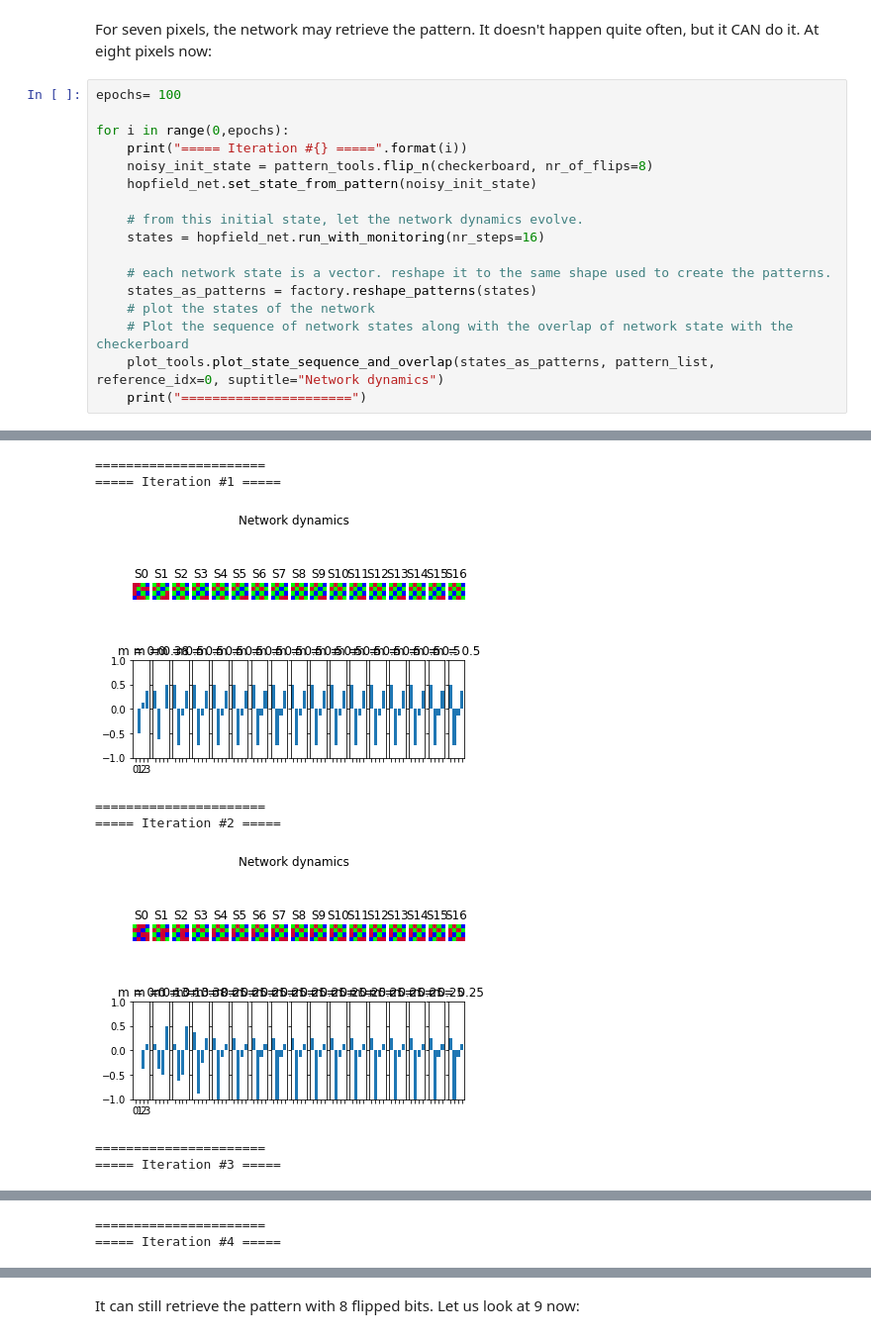
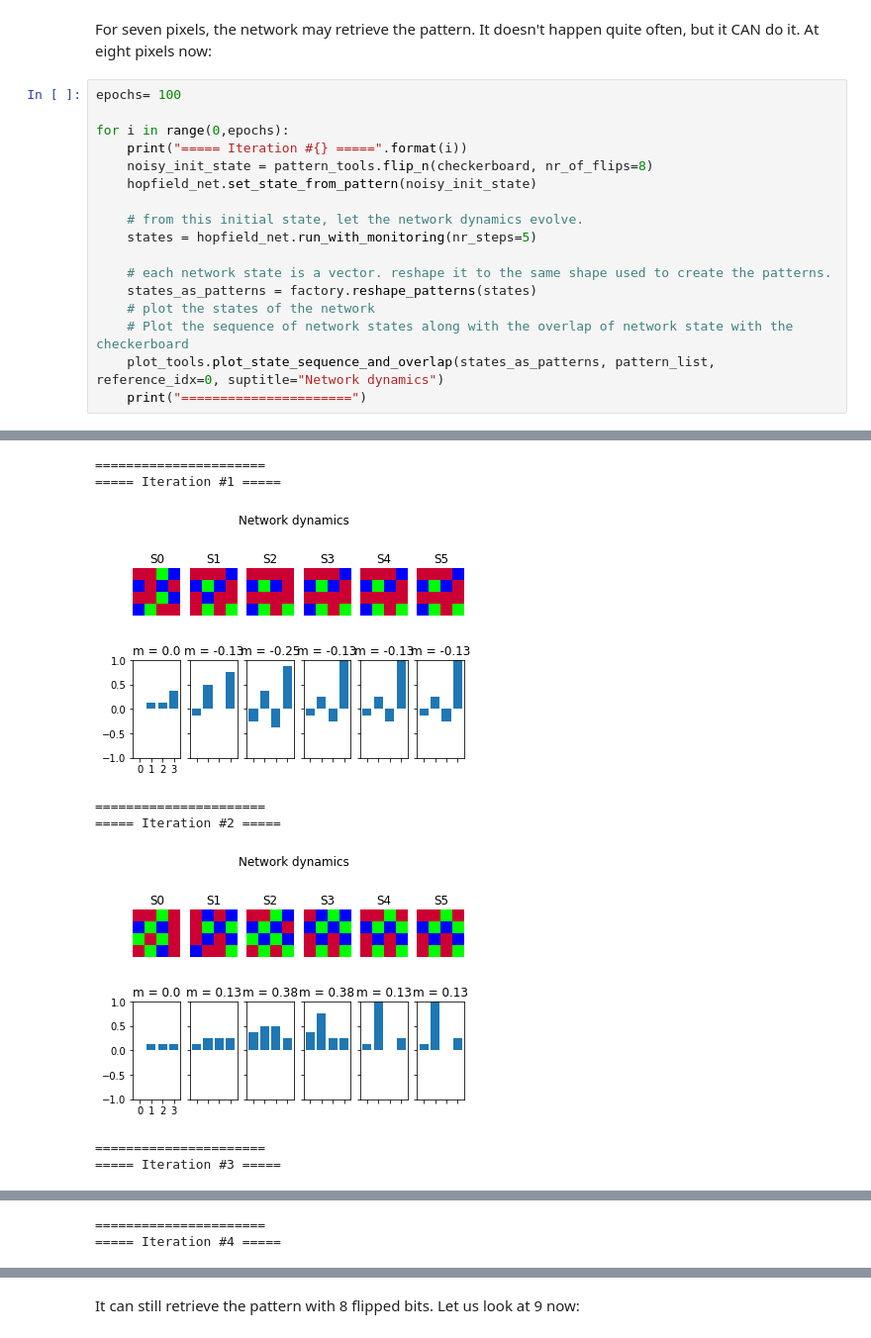
Before and after one commit to Shrecki/BioModNN, a Jupyter notebook: Ex8_firstName_lastName_000.ipynb, the cells around one changed output, grey strips where cells are left out. Shown at 99% size. Drawn from its saved outputs; the diff is of its cells as text.

```diff
--- a/Ex8_firstName_lastName_000.ipynb
+++ b/Ex8_firstName_lastName_000.ipynb
@@ -182,7 +182,7 @@ for i in range(0,epochs):
     hopfield_net.set_state_from_pattern(noisy_init_state)
 
     # from this initial state, let the network dynamics evolve.
-    states = hopfield_net.run_with_monitoring(nr_steps=16)
+    states = hopfield_net.run_with_monitoring(nr_steps=5)
 
     # each network state is a vector. reshape it to the same shape used to create the patterns.
     states_as_patterns = factory.reshape_patterns(states)
@@ -196,8 +196,8 @@ for i in range(0,epochs):
 ======================
 ===== Iteration #1 =====
-[figure, old version]
+[figure, new version]
 ======================
 ===== Iteration #2 =====
-[figure, old version]
+[figure, new version]
 ======================
 ===== Iteration #3 =====
```
Also changed, not shown: parts of 29 cells of this notebook.
